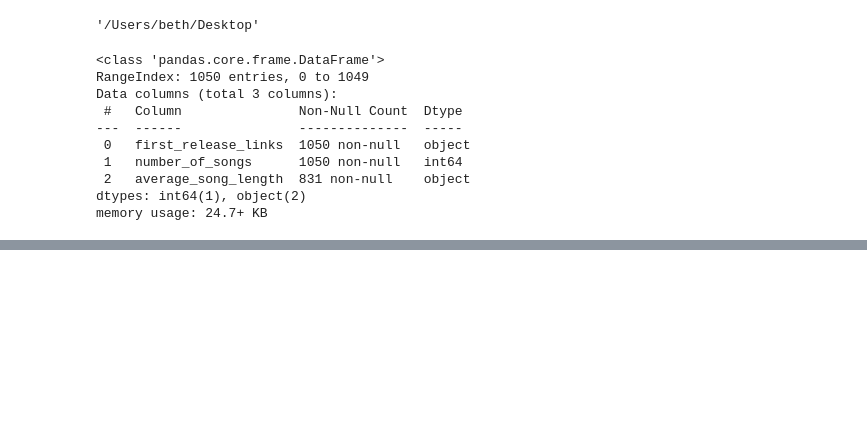
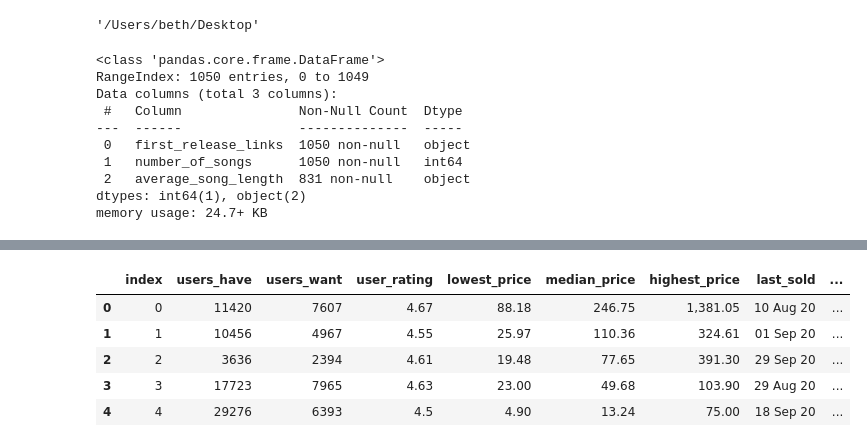
Before and after one commit to Beth526/metis_project2, a Jupyter notebook: Discogs_webscraping.ipynb, the cells around one changed output, grey strips where cells are left out. Saved outputs shown, nothing was run; the diff lists cells and outputs as text; code cells hidden in the pictures; blank space fills up the shorter version.

```diff
--- a/Discogs_webscraping.ipynb
+++ b/Discogs_webscraping.ipynb
@@ -185,3 +186,6 @@ memory usage: 24.7+ KB
 # %%
 with open('album_main_pages.pickle', 'wb') as save_file:
     pickle.dump(album_main_pages, save_file)
+# %%
+with open('top_1050_collected_records.pickle', 'rb') as read_file:
+    top_1050_collected_records = pickle.load(read_file)
@@ -219,0 +235,3 @@ for url in top_all_collected['artist_links']:
+# %%
+with open('artist_data.pickle', 'rb') as read_file:
+    test = pickle.load(read_file)
@@ -294,0 +654,12 @@ for url in top_all_collected['first_release_links']:
+# %%
+with open('first_edition_album_info.pickle', 'rb') as read_file:
+    test = pickle.load(read_file)
+# %%
+test.head()
+# %% [output]
+|  | index | users_have | users_want | user_rating | lowest_price | median_price | highest_price | last_sold | ... |
+| 0 | 0 | 11420 | 7607 | 4.67 | 88.18 | 246.75 | 1,381.05 | 10 Aug 20 | ... |
+| 1 | 1 | 10456 | 4967 | 4.55 | 25.97 | 110.36 | 324.61 | 01 Sep 20 | ... |
+| 2 | 2 | 3636 | 2394 | 4.61 | 19.48 | 77.65 | 391.30 | 29 Sep 20 | ... |
+| 3 | 3 | 17723 | 7965 | 4.63 | 23.00 | 49.68 | 103.90 | 29 Aug 20 | ... |
+| 4 | 4 | 29276 | 6393 | 4.5 | 4.90 | 13.24 | 75.00 | 18 Sep 20 | ... |
```
Also changed, not shown: parts of 57 cells of this notebook, 5 other files.
